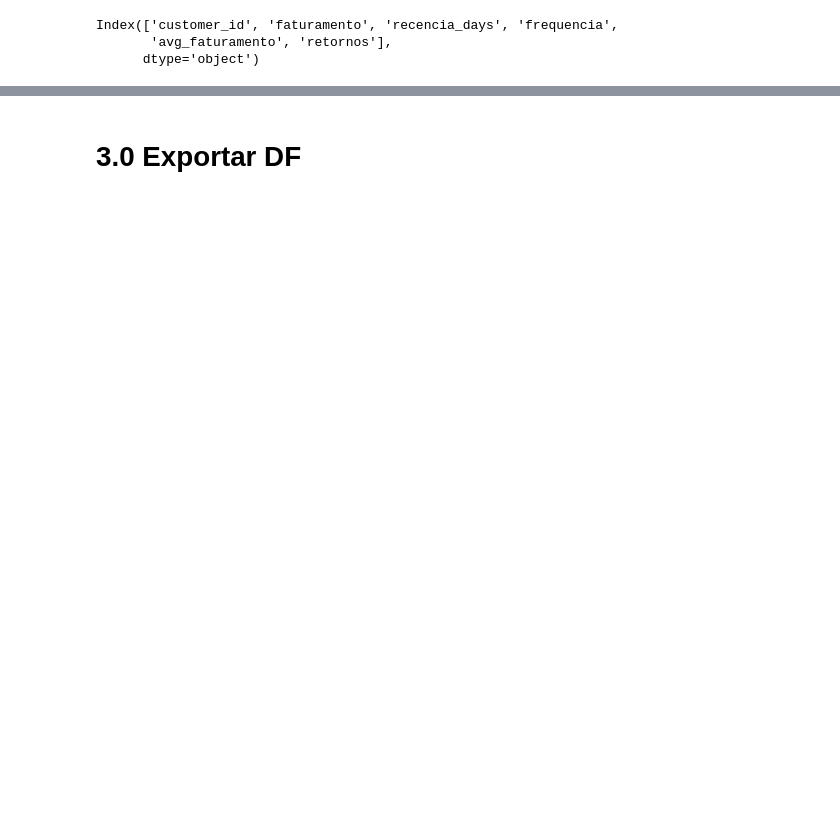
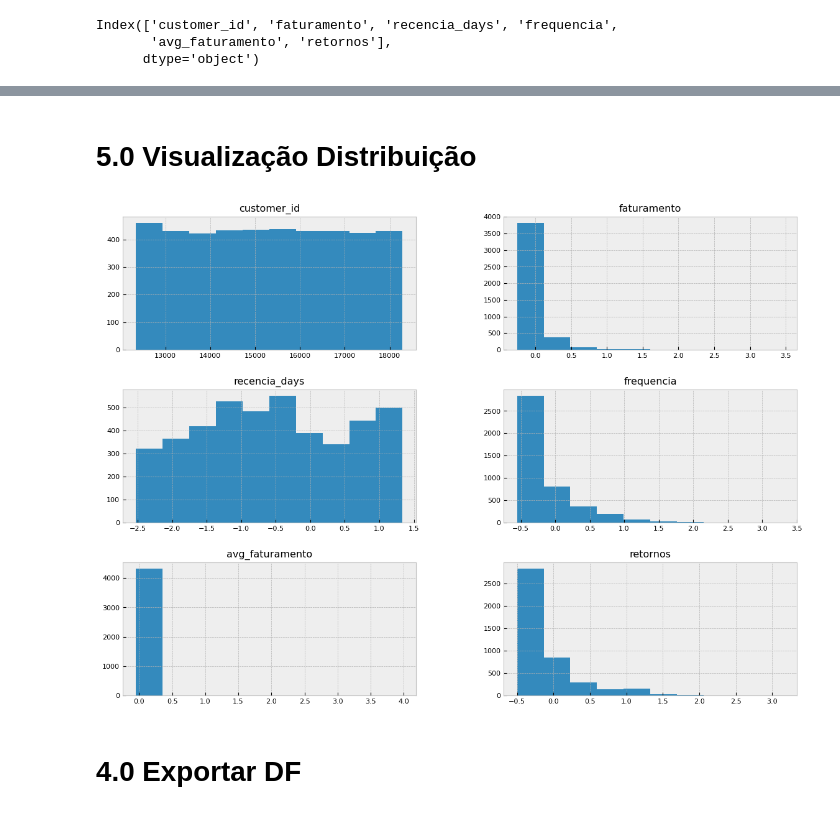
Before and after one commit to Gabrielnbr/Fidelidade-Classificacao, a Jupyter notebook: notebooks/5.0.data_preparation.ipynb, the cells around one changed output, grey strips where cells are left out. Drawn from its saved outputs; the diff is of its cells as text; code cells hidden in the pictures; blank space fills up the shorter version.

```diff
--- a/notebooks/5.0.data_preparation.ipynb
+++ b/notebooks/5.0.data_preparation.ipynb
@@ -55,4 +74,10 @@ df.head()
+# %% [markdown]
+# 5.0 Visualização Distribuição
+# %%
+df.hist();
+# %% [output]
+[figure, added]
 # %% [markdown]
-# 3.0 Exportar DF
+# 4.0 Exportar DF
 # %%
 fs.save_pickle(df,'../data/interim/5.data_prep.pkl')
```
Also changed, not shown: parts of 12 cells of this notebook, 1 other file.
